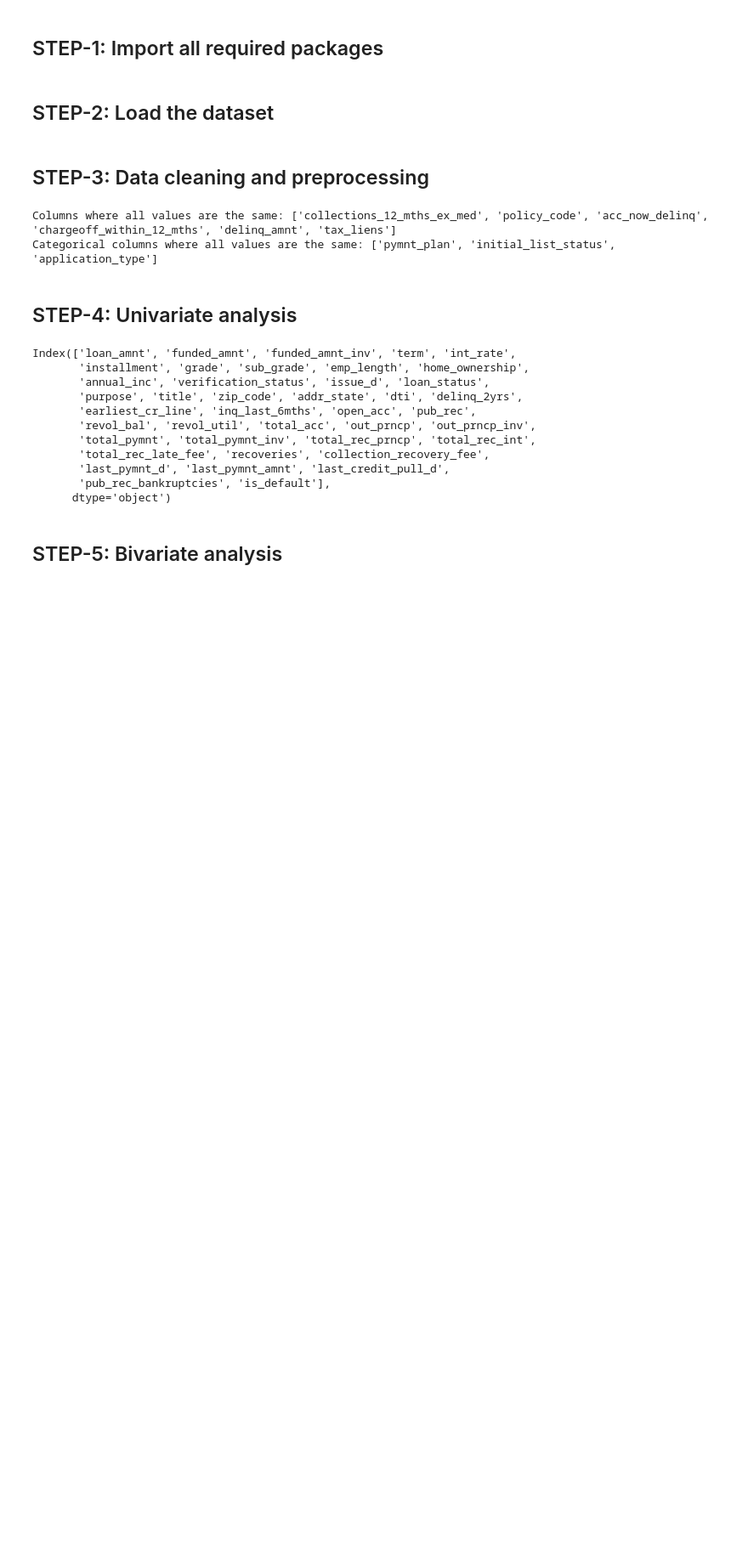
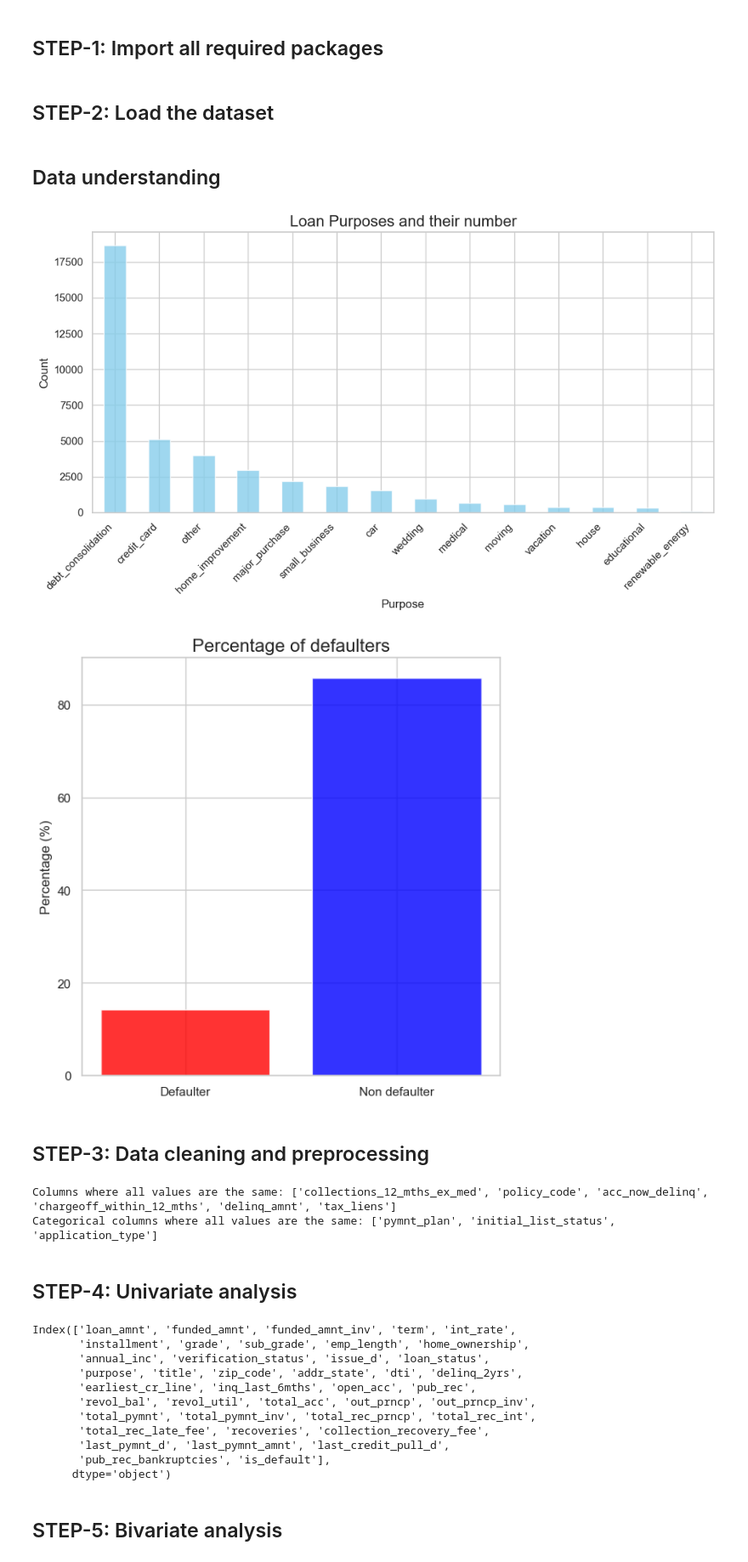
Before and after one commit to debasishmohanty/LendingClubCaseStudy, a Jupyter notebook: Lending_Club_Analysis.ipynb, the cells around one changed output. Shown at 85% size. Drawn from its saved outputs; the diff is of its cells as text; code cells hidden in the pictures; blank space fills up the shorter version.

Commit message:
Plot drawn to show the purpose and percentage of defaulters

```diff
--- a/Lending_Club_Analysis.ipynb
+++ b/Lending_Club_Analysis.ipynb
@@ -12,6 +12,52 @@ import matplotlib.pyplot as plt
 
 # Got an warning DtypeWarning: Columns (47) have mixed types. so reload the dataseet with low_memory=False
 df = pd.read_csv("Loan/loan.csv", low_memory=False)
+# %% [markdown]
+## Data understanding
+# %%
+# Let's understand what is the most significant purpose for which loans are given
+
+# Get the counts for each category in 'purpose'
+purpose_counts = df['purpose'].value_counts()
+
+# Plot the bar chart
+plt.figure(figsize=(10, 6))
+purpose_counts.plot(kind='bar', color='skyblue', alpha=0.8)
+
+# Add titles and labels
+plt.title('Loan Purposes and their number', fontsize=16)
+plt.xlabel('Purpose', fontsize=12)
+plt.ylabel('Count', fontsize=12)
+plt.xticks(rotation=45, ha='right')
+
+plt.tight_layout()
+plt.show()
+
+
+# Default rate of customers
+# Calculate percentages for loan statuses
+loan_status_counts = df['loan_status'].value_counts(normalize=True) * 100
+
+# Extract the "Charged Off" percentage
+charged_off_percentage = loan_status_counts['Charged Off']
+
+# Prepare data for the bar plot
+data = {'Defaulter': charged_off_percentage, 'Non defaulter': 100 - charged_off_percentage}
+
+# Plot the bar chart
+plt.figure(figsize=(6, 6))
+plt.bar(data.keys(), data.values(), color=['red', 'blue'], alpha=0.8)
+
+# Add titles and labels
+plt.title('Percentage of defaulters', fontsize=16)
+plt.ylabel('Percentage (%)', fontsize=12)
+plt.xticks(rotation=0)
+
+plt.tight_layout()
+plt.show()
+# %% [output]
+[figure, added]
+[figure, added]
 # %% [markdown]
 ## STEP-3: Data cleaning and preprocessing
 # %%
```
Also changed, not shown: parts of 4 cells of this notebook.
